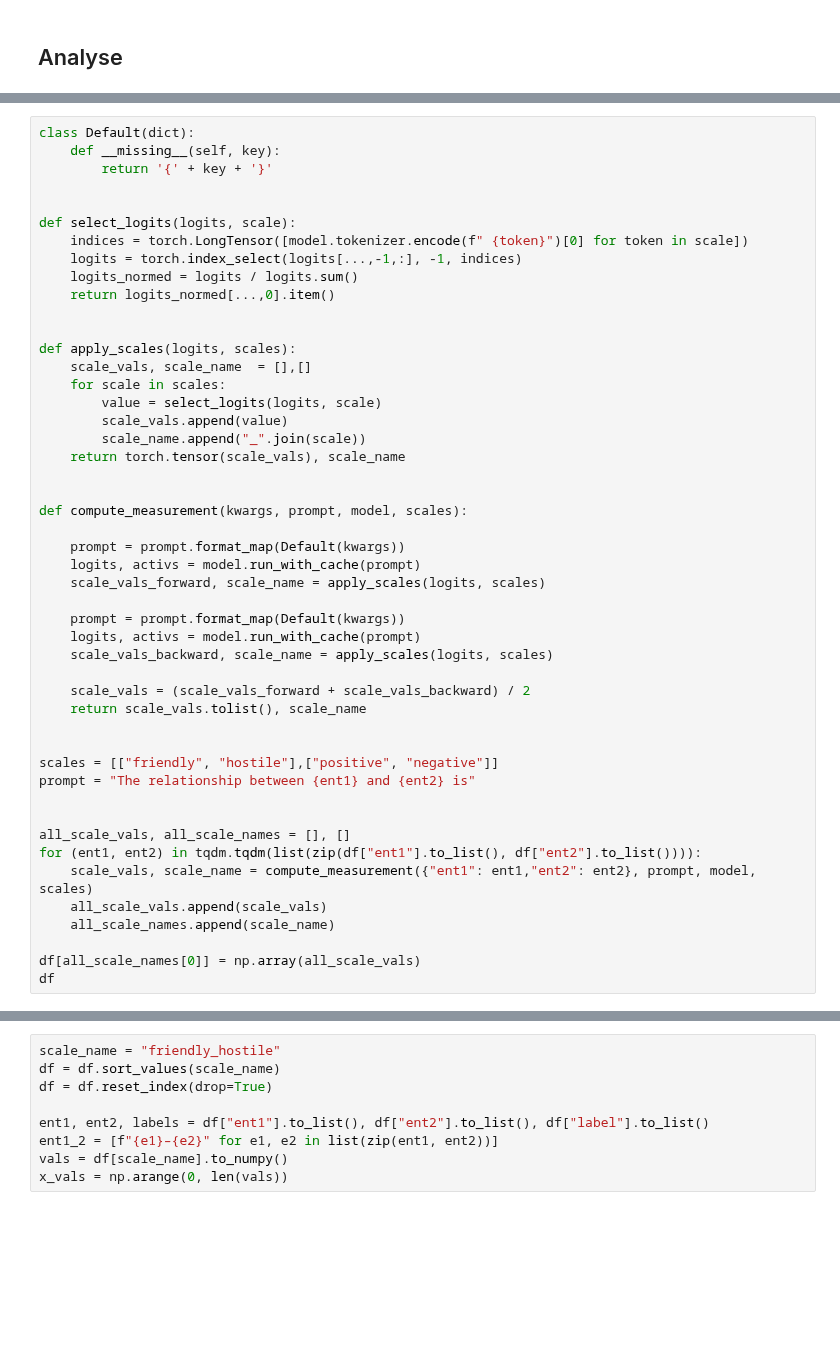
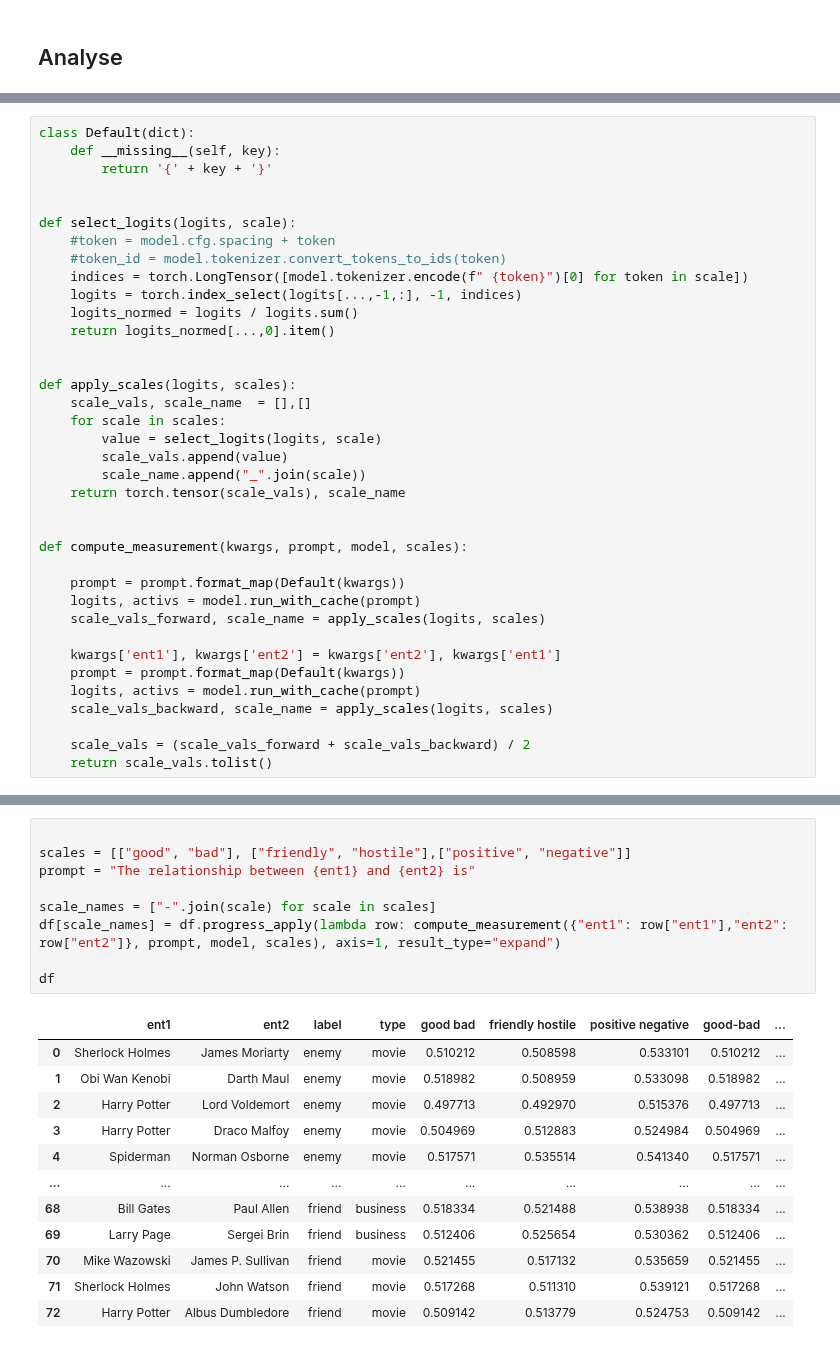
Before and after one commit to kdu4108/measureLM, a Jupyter notebook: notebooks/data/Synth Data.ipynb, the cells around one changed output, grey strips where cells are left out. Drawn from its saved outputs; the diff is of its cells as text; blank space fills up the shorter version.

```diff
--- a/notebooks/data/Synth Data.ipynb
+++ b/notebooks/data/Synth Data.ipynb
@@ -58,6 +59,8 @@ class Default(dict):
 
 
 def select_logits(logits, scale):
+    #token = model.cfg.spacing + token
+    #token_id = model.tokenizer.convert_tokens_to_ids(token)
     indices = torch.LongTensor([model.tokenizer.encode(f" {token}")[0] for token in scale])
     logits = torch.index_select(logits[...,-1,:], -1, indices)
     logits_normed = logits / logits.sum()
@@ -79,23 +82,10 @@ def compute_measurement(kwargs, prompt, model, scales):
     logits, activs = model.run_with_cache(prompt)
     scale_vals_forward, scale_name = apply_scales(logits, scales)
 
+    kwargs['ent1'], kwargs['ent2'] = kwargs['ent2'], kwargs['ent1']
     prompt = prompt.format_map(Default(kwargs))
     logits, activs = model.run_with_cache(prompt)
     scale_vals_backward, scale_name = apply_scales(logits, scales)
 
     scale_vals = (scale_vals_forward + scale_vals_backward) / 2
-    return scale_vals.tolist(), scale_name
-
-
-scales = [["friendly", "hostile"],["positive", "negative"]]
-prompt = "The relationship between {ent1} and {ent2} is"
-
-
-all_scale_vals, all_scale_names = [], []
-for (ent1, ent2) in tqdm.tqdm(list(zip(df["ent1"].to_list(), df["ent2"].to_list()))):
-    scale_vals, scale_name = compute_measurement({"ent1": ent1,"ent2": ent2}, prompt, model, scales)
-    all_scale_vals.append(scale_vals)
-    all_scale_names.append(scale_name)
-
-df[all_scale_names[0]] = np.array(all_scale_vals)
-df
+    return scale_vals.tolist()
@@ -116,9 +92,22 @@ df
-# %%
-scale_name = "friendly_hostile"
-df = df.sort_values(scale_name)
-df = df.reset_index(drop=True)
-
-ent1, ent2, labels = df["ent1"].to_list(), df["ent2"].to_list(), df["label"].to_list()
-ent1_2 = [f"{e1}–{e2}" for e1, e2 in list(zip(ent1, ent2))]
-vals = df[scale_name].to_numpy()
-x_vals = np.arange(0, len(vals))
+# %%
+
+scales = [["good", "bad"], ["friendly", "hostile"],["positive", "negative"]]
+prompt = "The relationship between {ent1} and {ent2} is"
+
+scale_names = ["-".join(scale) for scale in scales]
+df[scale_names] = df.progress_apply(lambda row: compute_measurement({"ent1": row["ent1"],"ent2": row["ent2"]}, prompt, model, scales), axis=1, result_type="expand")
+
+df
+# %% [output]
+|  | ent1 | ent2 | label | type | good bad | friendly hostile | positive negative | good-bad | ... |
+| 0 | Sherlock Holmes | James Moriarty | enemy | movie | 0.510212 | 0.508598 | 0.533101 | 0.510212 | ... |
+| 1 | Obi Wan Kenobi | Darth Maul | enemy | movie | 0.518982 | 0.508959 | 0.533098 | 0.518982 | ... |
+| 2 | Harry Potter | Lord Voldemort | enemy | movie | 0.497713 | 0.492970 | 0.515376 | 0.497713 | ... |
+| 3 | Harry Potter | Draco Malfoy | enemy | movie | 0.504969 | 0.512883 | 0.524984 | 0.504969 | ... |
+| 4 | Spiderman | Norman Osborne | enemy | movie | 0.517571 | 0.535514 | 0.541340 | 0.517571 | ... |
+| ... | ... | ... | ... | ... | ... | ... | ... | ... | ... |
+| 68 | Bill Gates | Paul Allen | friend | business | 0.518334 | 0.521488 | 0.538938 | 0.518334 | ... |
+| 69 | Larry Page | Sergei Brin | friend | business | 0.512406 | 0.525654 | 0.530362 | 0.512406 | ... |
+| 70 | Mike Wazowski | James P. Sullivan | friend | movie | 0.521455 | 0.517132 | 0.535659 | 0.521455 | ... |
+| 71 | Sherlock Holmes | John Watson | friend | movie | 0.517268 | 0.511310 | 0.539121 | 0.517268 | ... |
+| 72 | Harry Potter | Albus Dumbledore | friend | movie | 0.509142 | 0.513779 | 0.524753 | 0.509142 | ... |
```
Also changed, not shown: parts of 7 cells of this notebook, 11 other files.
